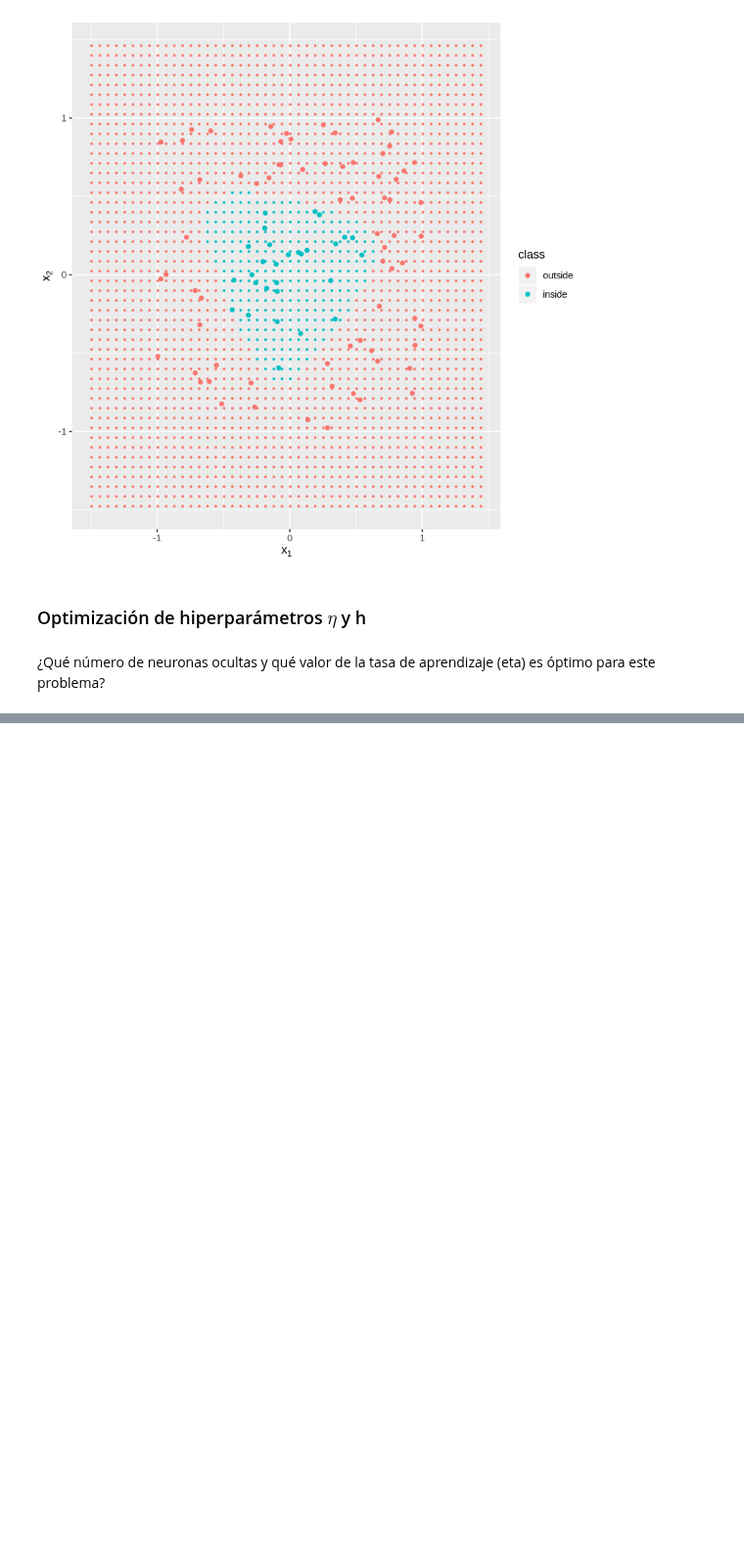
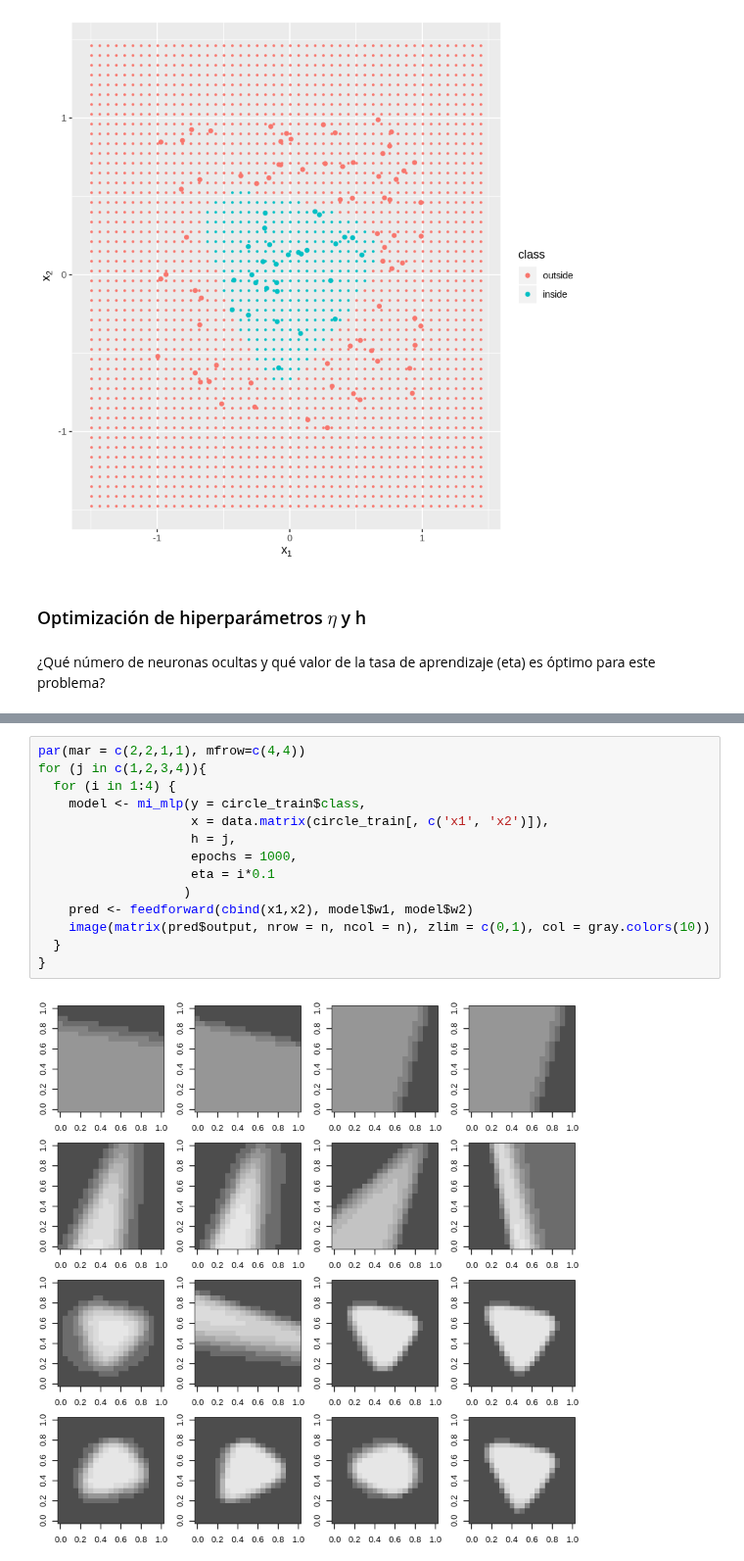
Before and after one commit to yerartdev/m1969-machine-learning-i, a Jupyter notebook: deliverable/tarea-01/m1969-tarea-01-mlp.ipynb, the cells around one changed output, grey strips where cells are left out. Shown at 98% size. Saved outputs shown, nothing was run; the diff lists cells and outputs as text; blank space fills up the shorter version.

```diff
--- a/deliverable/tarea-01/m1969-tarea-01-mlp.ipynb
+++ b/deliverable/tarea-01/m1969-tarea-01-mlp.ipynb
@@ -249,0 +314,16 @@ ggplot(circle) + aes(x1, x2, colour = class) +
+# %%
+par(mar = c(2,2,1,1), mfrow=c(4,4))
+for (j in c(1,2,3,4)){
+  for (i in 1:4) {
+    model <- mi_mlp(y = circle_train$class,
+                    x = data.matrix(circle_train[, c('x1', 'x2')]),
+                    h = j,
+                    epochs = 1000,
+                    eta = i*0.1
+                   )
+    pred <- feedforward(cbind(x1,x2), model$w1, model$w2)
+    image(matrix(pred$output, nrow = n, ncol = n), zlim = c(0,1), col = gray.colors(10))
+  }
+}
+# %% [output]
+[figure, added]
```
Also changed, not shown: parts of 12 cells of this notebook.
